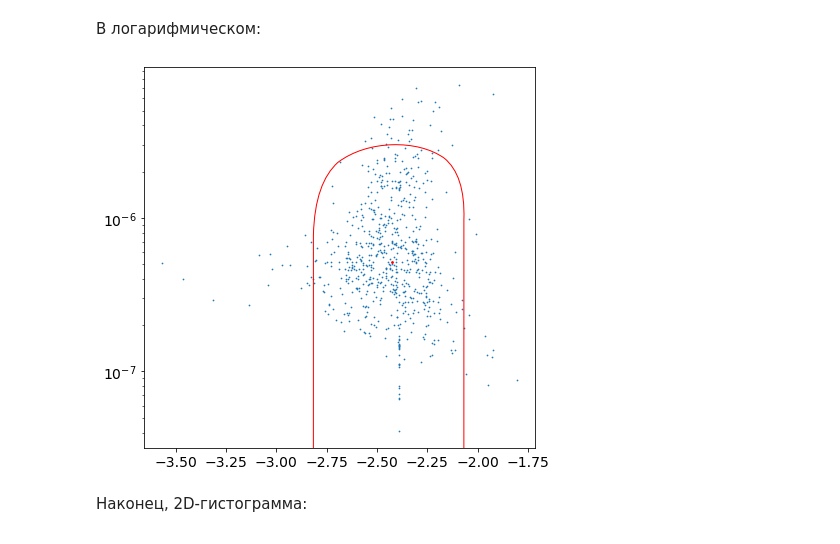
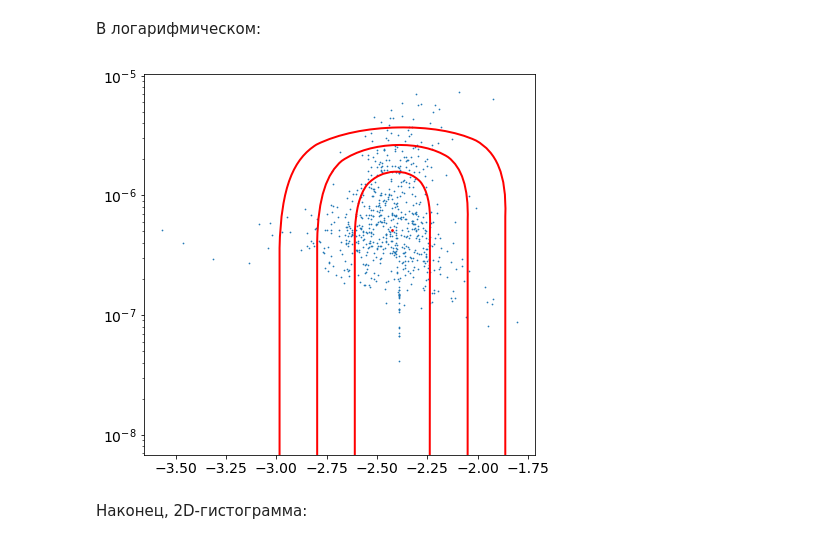
Before and after one commit to nj-vs-vh/fermi-pks1510-089, a Jupyter notebook: lowstate_selection.ipynb, the cells around one changed output. Saved outputs shown, nothing was run; the diff lists cells and outputs as text; code cells hidden in the pictures.

Commit message:
Lowstate separation notebook updated with image for Appendix A

```diff
--- a/lowstate_selection.ipynb
+++ b/lowstate_selection.ipynb
@@ -45,7 +45,7 @@ lightcurve full interval: from 2008-08-04 15:43:20 to 2018-03-15 15:43:20
 from matplotlib.patches import Ellipse
 import matplotlib.transforms as transforms
 
-def confidence_ellipse(x, y, ax, n_std=3.0, facecolor='none', **kwargs):
+def confidence_ellipse(x, y, ax, n_std=3.0, method='median', facecolor='none', **kwargs):
     """
     Source: https://matplotlib.org/devdocs/gallery/statistics/confidence_ellipse.html
 
@@ -71,12 +71,19 @@ def confidence_ellipse(x, y, ax, n_std=3.0, facecolor='none', **kwargs):
     -------
     matplotlib.patches.Ellipse
     """
+    if method == 'median':
+        mean_func = np.median
+    elif method == 'mean':
+        mean_func = np.mean
+    else:
+        raise ValueError(f"Unknown method '{method}'")
+
     if x.size != y.size:
         raise ValueError("x and y must be the same size")
 
     # cov = np.cov(x, y)
-    cov_X =  np.mean((x - np.median(x))**2)
-    cov_Y =  np.mean((y - np.median(y))**2)
+    cov_X =  np.mean((x - mean_func(x))**2)
+    cov_Y =  np.mean((y - mean_func(y))**2)
     cov_XY = np.mean(
         (x - np.median(x))*(y - np.median(y))
     )
@@ -93,11 +100,11 @@ def confidence_ellipse(x, y, ax, n_std=3.0, facecolor='none', **kwargs):
     # the squareroot of the variance and multiplying
     # with the given number of standard deviations.
     scale_x = np.sqrt(cov_X) * n_std
-    mean_x = np.mean(x)
+    mean_x = mean_func(x)
 
     # calculating the stdandard deviation of y...
     scale_y = np.sqrt(cov_Y) * n_std
-    mean_y = np.mean(y)
+    mean_y = mean_func(y)
 
     transf = transforms.Affine2D() \
         .rotate_deg(45) \
@@ -131,18 +166,21 @@ plt.show()
 # %%
 ax = plt.axes()
 plt.yscale('log')
 
 ax.scatter(data['index'], data['flux'], s=0.5)
-confidence_ellipse(
-    data['index'].to_numpy(), data['flux'].to_numpy(), ax, n_std=2.0, edgecolor='red'
-)
+
+
+for n_std in range(1, 4):
+    confidence_ellipse(
+        data['index'].to_numpy(), data['flux'].to_numpy(), ax, n_std=n_std, edgecolor='red', linewidth=2
+    )
 
 ax.scatter(data['index'].median(), data['flux'].median(), c='red', s=3)
 
 plt.savefig('selection_ellipse.png')
 plt.show()
 # %% [output]
-[figure, old version]
+[figure, new version]
 # %% [markdown]
 Наконец, 2D-гистограмма:
 # %%
```
Also changed, not shown: parts of 4 cells of this notebook.
